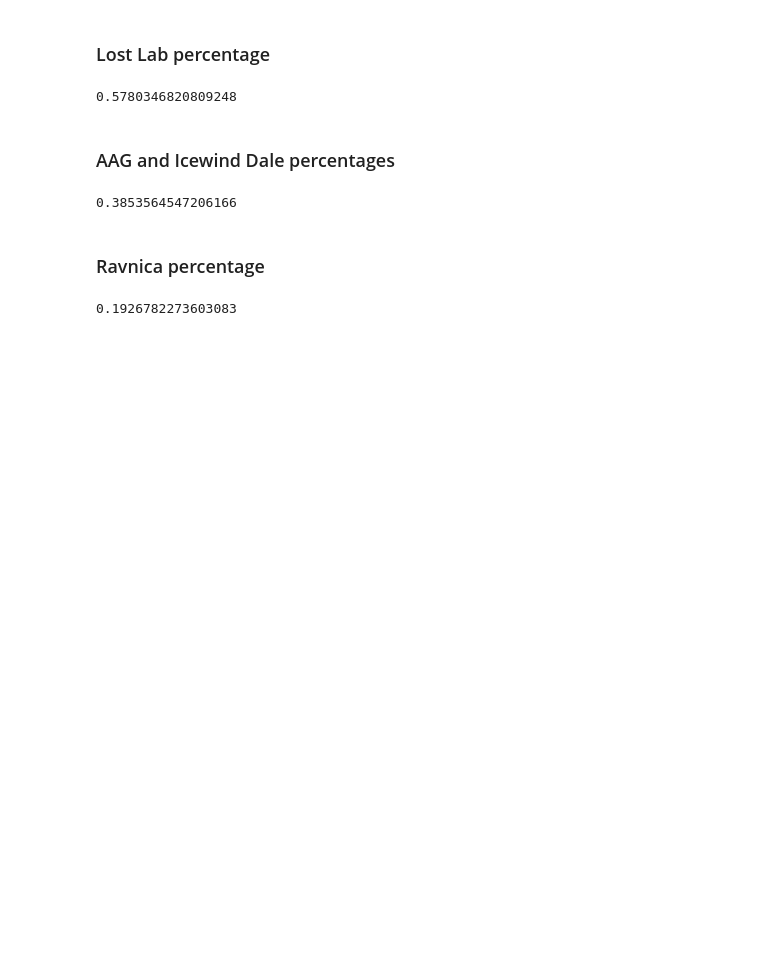
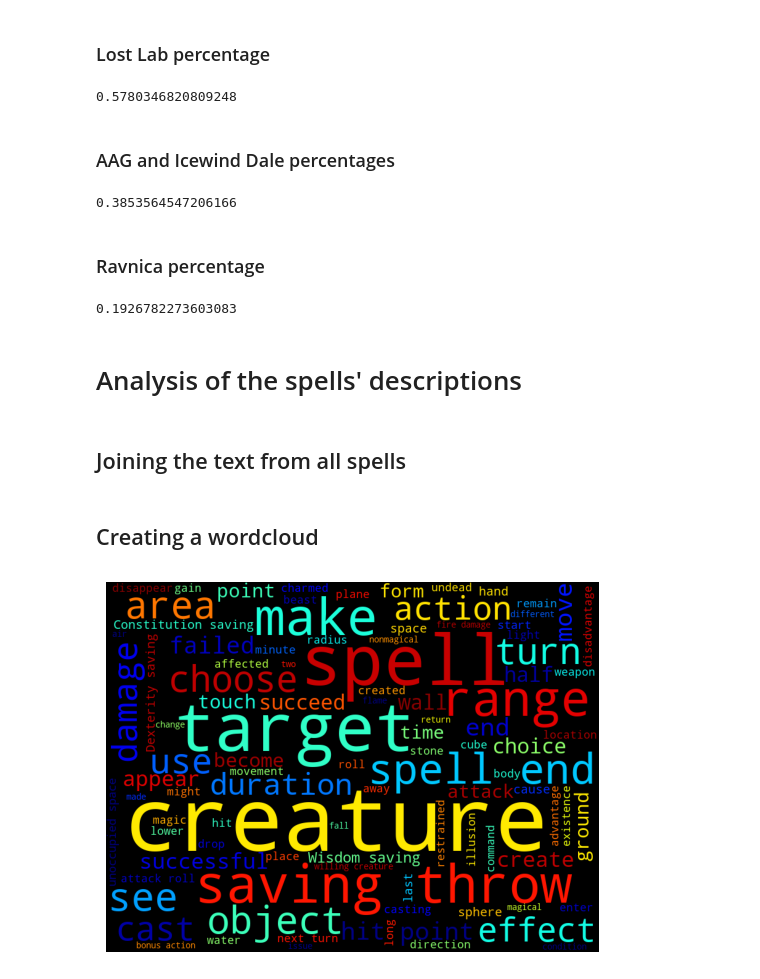
Before and after one commit to TheDataRogue/dnd-5e-spells, a Jupyter notebook: analysis/spells_analysis.ipynb, the cells around one changed output. Cells and saved outputs as stored; diff of their text form; code cells hidden in the pictures; blank space fills up the shorter version.

```diff
--- a/analysis/spells_analysis.ipynb
+++ b/analysis/spells_analysis.ipynb
@@ -1781,3 +1845,28 @@ plt.pie(books, labels=books.index, colors=colors, autopct='%1.2f%%')
 (1/519)*100
 # %% [output]
 0.1926782273603083
+# %% [markdown]
+# Analysis of the spells' descriptions
+# %% [markdown]
+## Joining the text from all spells
+# %%
+text = ' '.join(spells['description'])
+# %% [markdown]
+## Creating a wordcloud
+# %%
+additional_stopwords = ['must','within','one','foot','feet','DM',
+                        'takes','take','much','save','DC']
+
+
+
+wc = WordCloud(background_color='black',stopwords=set(list(STOPWORDS)+additional_stopwords),
+               height=600,width=800,min_font_size=5,max_words=100,
+               colormap=plt.get_cmap("jet"),random_state=None)
+
+wc.generate(text)
+wc.to_file("spell_descriptions.png")
+plt.imshow(wc)
+plt.axis("off")
+plt.show()
+# %% [output]
+[figure, added]
```
Also changed, not shown: parts of 51 cells of this notebook, 1 other file.
